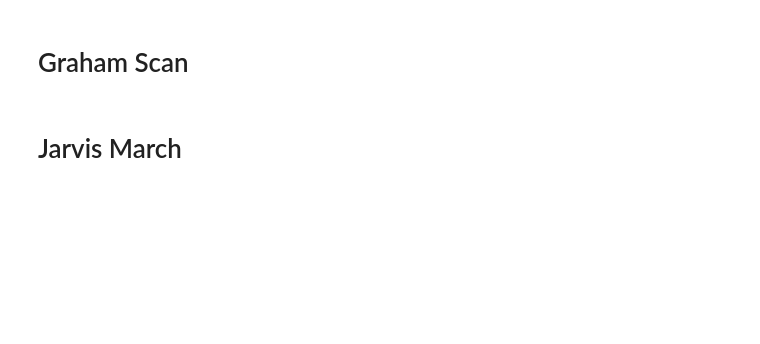
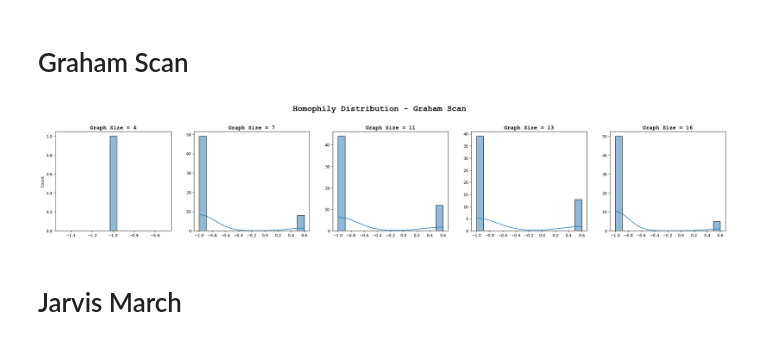
Before and after one commit to ronaldalbrt/algo_reasoning, a Jupyter notebook: notebooks/homophily.ipynb, the cells around one changed output. Cells and saved outputs as stored; diff of their text form; code cells hidden in the pictures; blank space fills up the shorter version.

```diff
--- a/notebooks/homophily.ipynb
+++ b/notebooks/homophily.ipynb
@@ -258,2 +270,17 @@ sns.displot(homophilies, kde=True, bins=15)
+# %%
+homophilies_16 = [unbiased_homophily(adj_mat_16[i], obj_16.outputs.in_hull[i]) for i in range(128) if torch.unique(obj_16.outputs.in_hull[i]).int().size(0) > 1]
+homophilies_13 = [unbiased_homophily(adj_mat_13[i], obj_13.outputs.in_hull[i]) for i in range(128) if torch.unique(obj_13.outputs.in_hull[i]).int().size(0) > 1]
+homophilies_11 = [unbiased_homophily(adj_mat_11[i], obj_11.outputs.in_hull[i]) for i in range(128) if torch.unique(obj_11.outputs.in_hull[i]).int().size(0) > 1]
+homophilies_7 = [unbiased_homophily(adj_mat_7[i], obj_7.outputs.in_hull[i]) for i in range(128) if torch.unique(obj_7.outputs.in_hull[i]).int().size(0) > 1]
+homophilies_4 = [unbiased_homophily(adj_mat_4[i], obj_4.outputs.in_hull[i]) for i in range(128) if torch.unique(obj_4.outputs.in_hull[i]).int().size(0) > 1]
+# %%
+homophilies = {
+    "graph_size": [4, 7, 11, 13, 16],
+    "homophilies": [homophilies_4, homophilies_7, homophilies_11, homophilies_13, homophilies_16]
+}
+
+plot_homophilies(homophilies, "Homophily Distribution - Graham Scan")
+# %% [output]
+[figure, added]
 # %% [markdown]
 # Jarvis March
```
Also changed, not shown: parts of 22 cells of this notebook, 4 other files.
